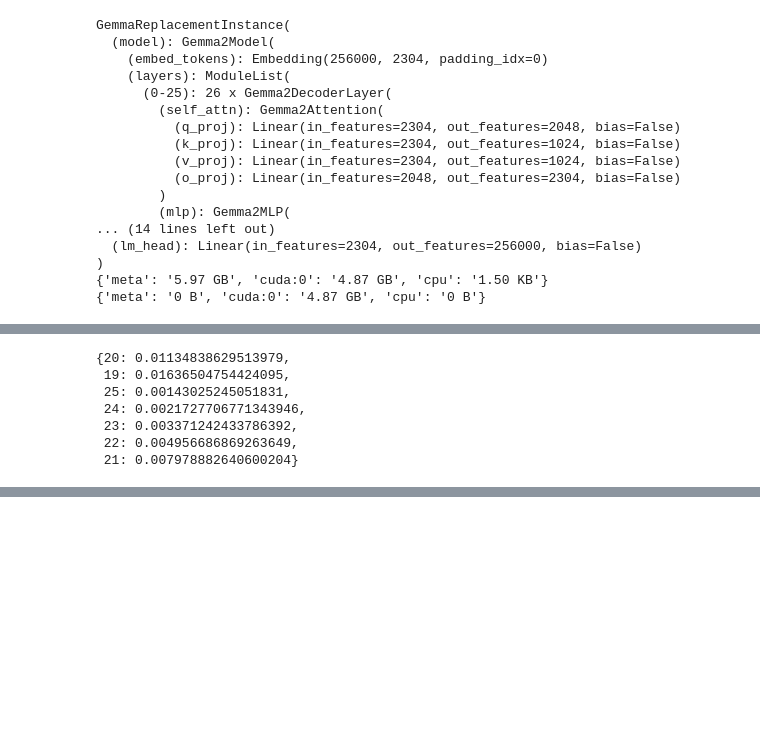
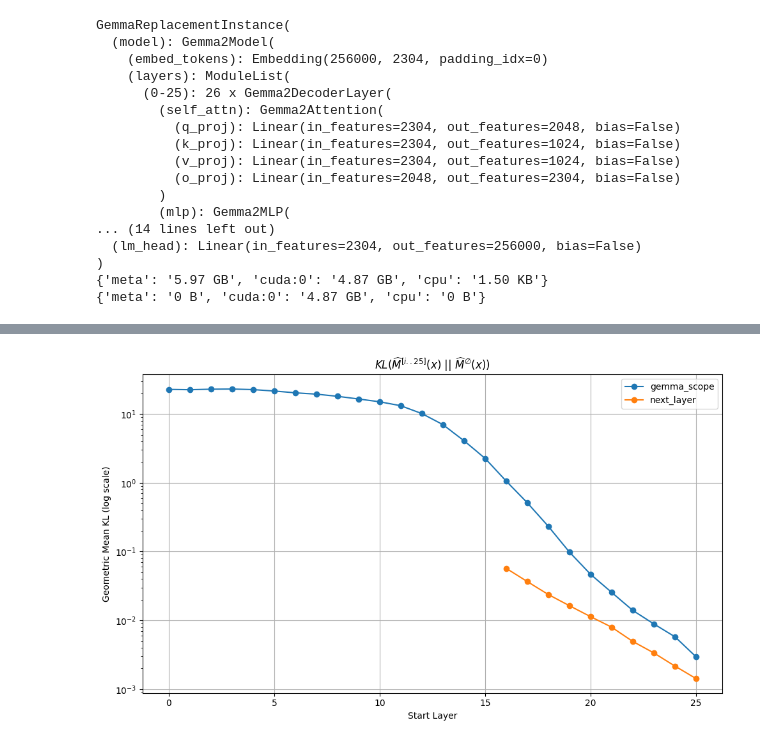
Before and after one commit to evan-lloyd/mechinterp-experiments, a Jupyter notebook: transformers_sae/scratch.ipynb, the cells around one changed output, grey strips where cells are left out. Cells and saved outputs as stored; diff of their text form; code cells hidden in the pictures; blank space fills up the shorter version.

```diff
--- a/transformers_sae/scratch.ipynb
+++ b/transformers_sae/scratch.ipynb
@@ -124,7 +124,7 @@ def load_gemma_scope(layer):
 # Load the latest checkpoints for each layer in parallel
 with ThreadPoolExecutor() as executor:
     # results = executor.map(load_layer_checkpoint, range(model.num_layers - 1, -1, -1))
-    results = executor.map(load_gemma_scope, range(model.num_layers - 1, -1, -1))
+    results = executor.map(load_layer_checkpoint, range(model.num_layers - 1, -1, -1))
     for layer, sae in results:
         if sae is not None:
             saes[layer] = sae
@@ -135,9 +153,11 @@ from transformers_sae.validation import run_validations
 
 if "validations" not in globals():
     validations = {}
+
+if "geom_kl" not in globals():
     geom_kl = {}
 
-for start_layer in range(19, model.num_layers): #range(min(saes.keys()), model.num_layers):
+for start_layer in range(min(saes.keys()), model.num_layers):
     if start_layer in validations:
         continue
     print(f"Running validations for replacement starting at {start_layer}")
@@ -210,24 +217,24 @@ all_kl = {
-# %%
-all_kl["next_layer"]
-# %% [output]
-{20: 0.01134838629513979,
- 19: 0.01636504754424095,
- 25: 0.00143025245051831,
- 24: 0.0021727706771343946,
- 23: 0.003371242433786392,
- 22: 0.004956686869263649,
- 21: 0.007978882640600204}
 # %%
 import matplotlib.pyplot as plt
 import numpy as np
 
 from transformers_sae.ops import current_plot_to_svg
 
-# Get layers from the first validation source
-first_source = next(iter(all_kl.values()))
-layers = sorted(first_source.keys())
+def compute_geom_kl(validations):
+    return {
+        layer: np.exp(
+            np.mean(np.log(np.clip(v.layer_results[model.num_layers].kl, min=1e-9)))
+        ).item()
+        for layer, v in validations.items()
+    }
+
+all_kl = {
+    name: compute_geom_kl(validations)
+    for name, validations in all_validations.items()
+}
 
 plt.figure(figsize=(10, 6))
+layers = list(range(0, model.num_layers))
 
 for name, kl_dict in all_kl.items():
     plt.plot(
@@ -245,5 +252,5 @@ plt.grid(True)
 plt.legend()
 plt.tight_layout()
 
-current_plot_to_svg()
+# current_plot_to_svg()
 # %% [output]
@@ -250,0 +257 @@ current_plot_to_svg()
+[figure, added]
```
Also changed, not shown: parts of 11 cells of this notebook, 4 other files.
